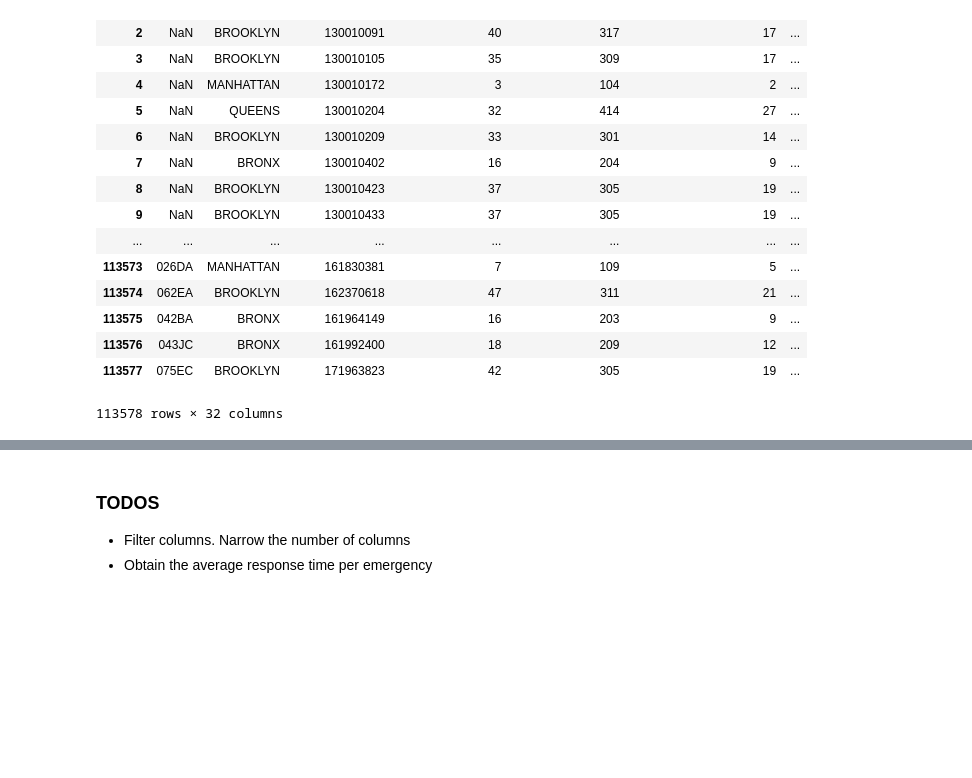
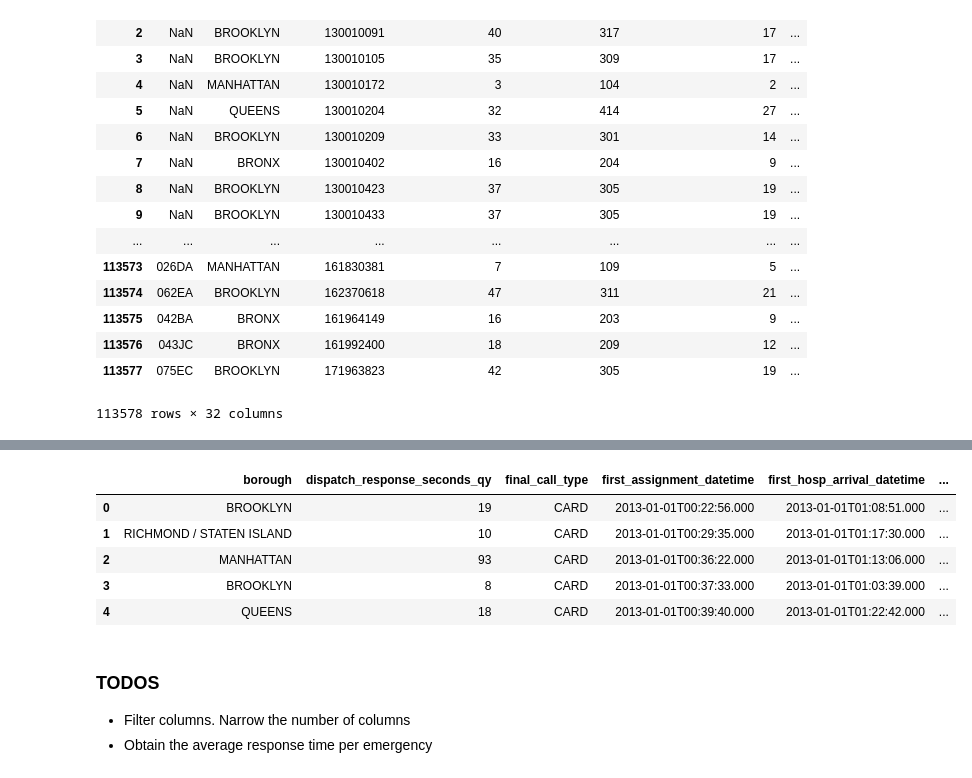
Before and after one commit to adrianblanco/data-studio, a Jupyter notebook: code/01-ems/ems.ipynb, the cells around one changed output, grey strips where cells are left out. Drawn from its saved outputs; the diff is of its cells as text; code cells hidden in the pictures; blank space fills up the shorter version.

```diff
--- a/code/01-ems/ems.ipynb
+++ b/code/01-ems/ems.ipynb
@@ -387,13 +440,10 @@ from sodapy import Socrata
 
 # Example authenticated client (needed for non-public datasets):
 client = Socrata("data.cityofnewyork.us",
-                  "qujCY0ItA3K3bvjptIYdt6Kg1",
-                  username="adrianblanco@ucm.es",
-                  password="Conocido_91")
+                  "",
+                  username="",
+                  password="")
 
 # First 2000 results, returned as JSON from API / converted to Python list of
 # dictionaries by sodapy.
-results = client.get("66ae-7zpy",limit=8000000)
-
-# Convert to pandas DataFrame
-results_df = pd.DataFrame.from_records(results)
+results1 = client.get("66ae-7zpy", final_call_type="CARD", limit=200000)
@@ -400,3 +470,42 @@ results_df = pd.DataFrame.from_records(results)
+# %%
+card_list = []
+
+for row in results1:
+
+    rowdict = {}
+
+    try:
+
+        rowdict['zipcode'] = row['zipcode']
+        rowdict['borough'] = row['borough']
+        rowdict['incident_datetime'] = row['incident_datetime']
+        rowdict['first_assignment_datetime'] = row['first_assignment_datetime']
+        rowdict['incident_travel_tm_seconds_qy'] = row['incident_travel_tm_seconds_qy']
+        rowdict['incident_response_seconds_qy'] = row['incident_response_seconds_qy']
+        rowdict['first_on_scene_datetime'] = row['first_on_scene_datetime']
+        rowdict['first_to_hosp_datetime'] = row['first_to_hosp_datetime']
+        rowdict['first_hosp_arrival_datetime'] = row['first_hosp_arrival_datetime']
+        rowdict['dispatch_response_seconds_qy'] = row['dispatch_response_seconds_qy']
+        rowdict['incident_disposition_code'] = row['incident_disposition_code']
+        rowdict['final_call_type'] = row['final_call_type']
+
+    #rowdict[''] = row['']
+
+    except:
+
+        continue
+
+    card_list.append(rowdict)
+
+card_df = pd.DataFrame.from_records(card_list)
+card_df.head()
+# %% [output]
+|  | borough | dispatch_response_seconds_qy | final_call_type | first_assignment_datetime | first_hosp_arrival_datetime | ... |
+| 0 | BROOKLYN | 19 | CARD | 2013-01-01T00:22:56.000 | 2013-01-01T01:08:51.000 | ... |
+| 1 | RICHMOND / STATEN ISLAND | 10 | CARD | 2013-01-01T00:29:35.000 | 2013-01-01T01:17:30.000 | ... |
+| 2 | MANHATTAN | 93 | CARD | 2013-01-01T00:36:22.000 | 2013-01-01T01:13:06.000 | ... |
+| 3 | BROOKLYN | 8 | CARD | 2013-01-01T00:37:33.000 | 2013-01-01T01:03:39.000 | ... |
+| 4 | QUEENS | 18 | CARD | 2013-01-01T00:39:40.000 | 2013-01-01T01:22:42.000 | ... |
 # %% [markdown]
 ### TODOS
 
```
Also changed, not shown: parts of 7 cells of this notebook.
